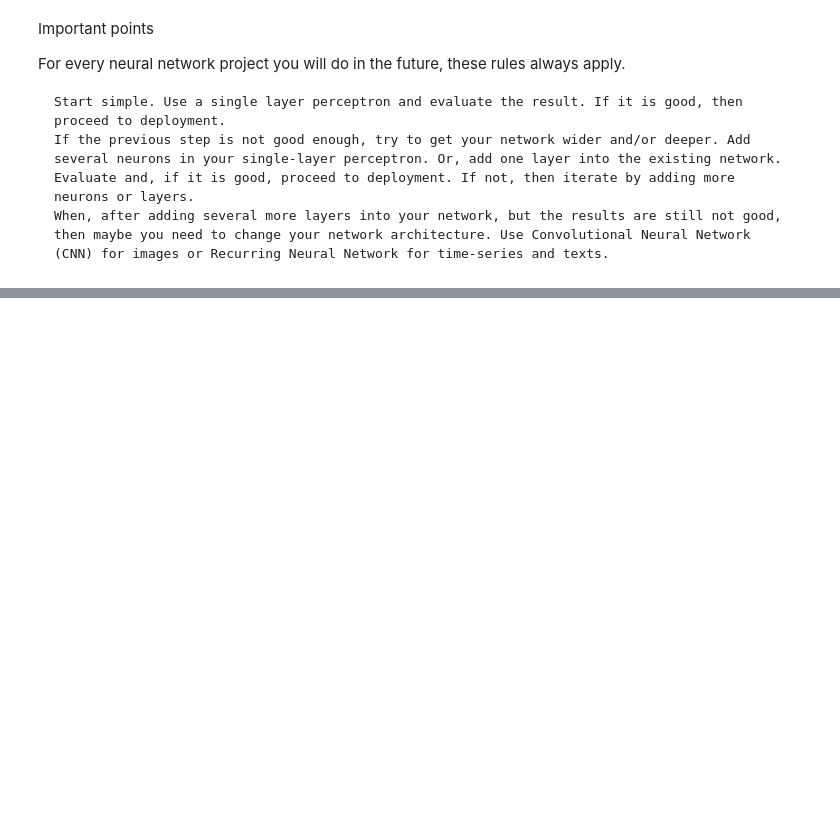
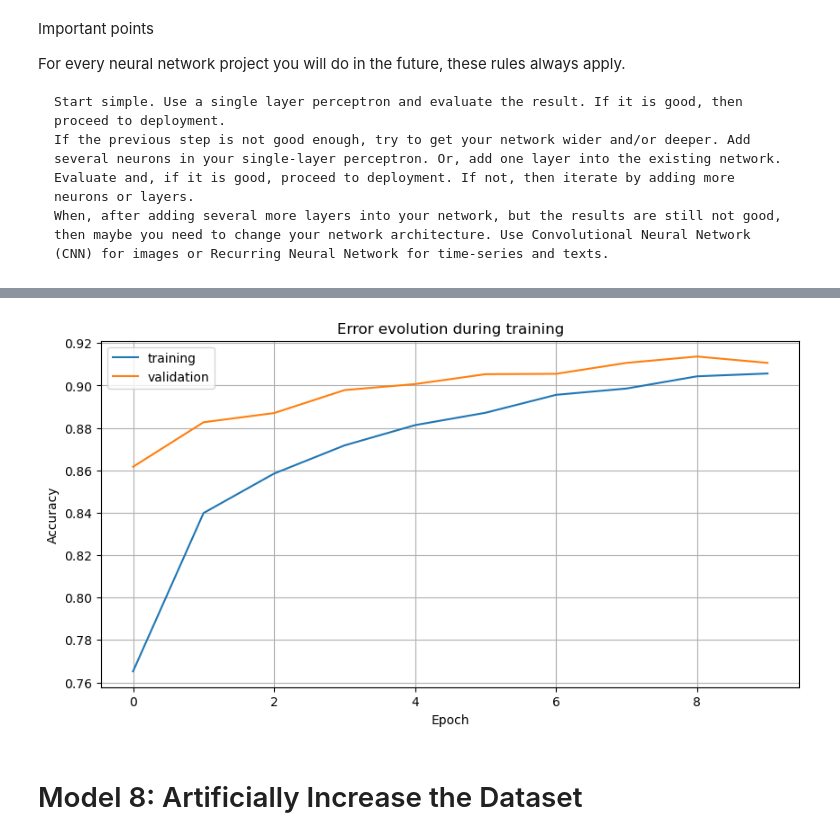
Before and after one commit to Mbenyadi13/ML5, a Jupyter notebook: notebooks/Neural_network_tuto.ipynb, the cells around one changed output, grey strips where cells are left out. Saved outputs shown, nothing was run; the diff lists cells and outputs as text; code cells hidden in the pictures; blank space fills up the shorter version.

```diff
--- a/notebooks/Neural_network_tuto.ipynb
+++ b/notebooks/Neural_network_tuto.ipynb
@@ -26,0 +353,15 @@ y_test = to_categorical(y_test)
+# %%
+#Architecture
+
+model6 = Sequential()
+model6.add(Conv2D(filters=64, kernel_size=2, padding='same', activation='relu', input_shape=(28,28, 1)))
+model6.add(MaxPooling2D(pool_size=2))
+model6.add(Conv2D(filters=64, kernel_size=2, padding='same', activation='relu', input_shape=(14,14, 1)))
+model6.add(MaxPooling2D(pool_size=2))
+model6.add(Flatten())
+model6.add(Dense(10, activation='relu'))
+model6.add(Dense(10, activation='softmax'))
+model6.compile(loss='categorical_crossentropy', optimizer='adam', metrics=['accuracy'])
+# %%
+#Train the model
+model6.fit(x_train, y_train, epochs=10, validation_split=0.1)
@@ -26,0 +404,15 @@ y_test = to_categorical(y_test)
+# %%
+#Architechture
+model7 = Sequential()
+model7.add(Conv2D(filters=64, kernel_size=2, padding='same', activation='relu', input_shape=(28,28, 1)))
+model7.add(MaxPooling2D(pool_size=2))
+model7.add(Conv2D(filters=64, kernel_size=2, padding='same', activation='relu', input_shape=(14,14, 1)))
+model7.add(MaxPooling2D(pool_size=2))
+model7.add(Flatten())
+model7.add(Dense(10, activation='relu'))
+model7.add(layers.Dropout(0.05)) #never put it last
+model7.add(Dense(10, activation='softmax'))
+model7.compile(loss='categorical_crossentropy', optimizer='adam', metrics=['accuracy'])
+# %%
+#Train the model
+history = model7.fit(x_train, y_train, epochs=10, validation_split=0.1)
@@ -26,0 +447,18 @@ y_test = to_categorical(y_test)
+# %%
+# visualize training and validation accuracies
+import matplotlib.pyplot as plt
+
+# Visualization of error evolution
+plt.figure(figsize=(10, 5))
+plt.plot(history.history["accuracy"],label = "training" )
+plt.plot(history.history["val_accuracy"],label = "validation" )
+plt.grid(True)
+plt.xlabel('Epoch')
+plt.ylabel('Accuracy')
+plt.title('Error evolution during training')
+plt.legend()
+plt.show()
+# %% [output]
+[figure, added]
+# %% [markdown]
+# Model 8: Artificially Increase the Dataset
```
Also changed, not shown: parts of 51 cells of this notebook, 1 other file.
